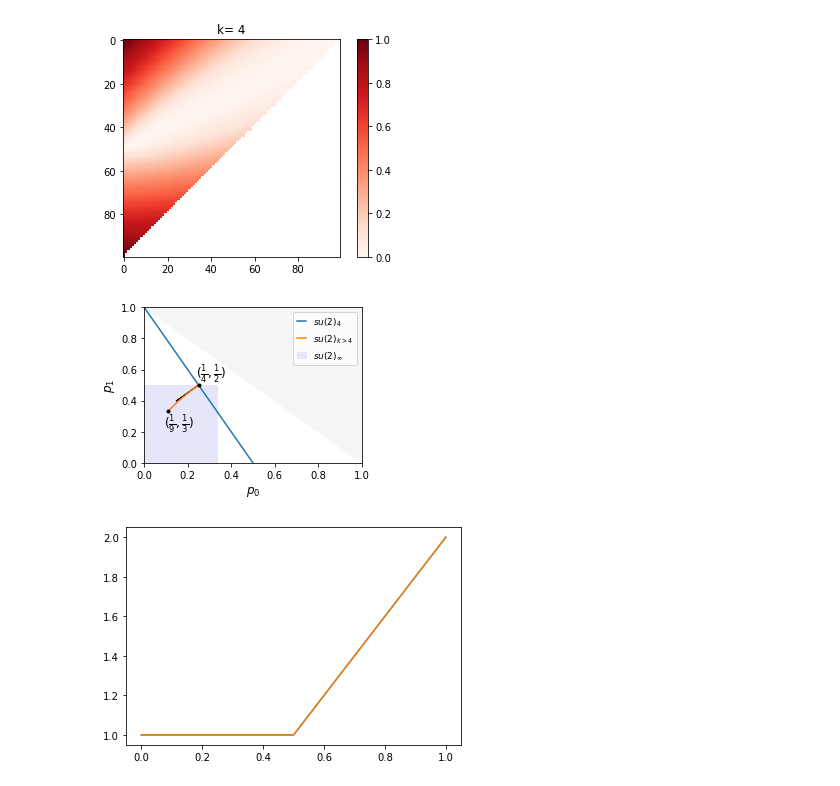
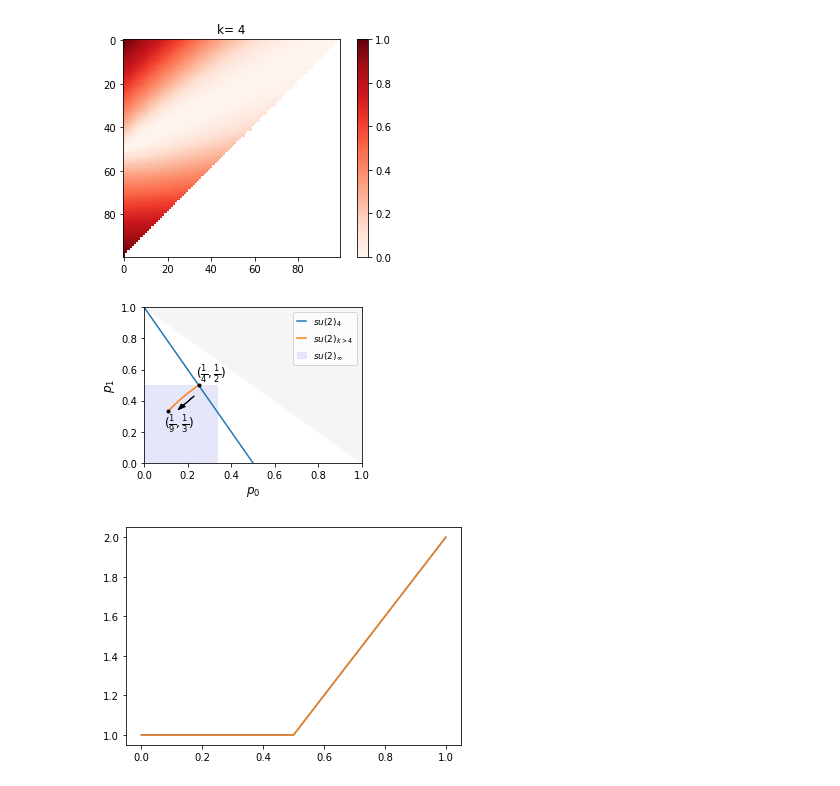
Before and after one commit to hassan-shap/anyons_pt, a Jupyter notebook: su2k.ipynb, the cells around one changed output. Saved outputs shown, nothing was run; the diff lists cells and outputs as text; code cells hidden in the pictures.

```diff
--- a/su2k.ipynb
+++ b/su2k.ipynb
@@ -477,7 +477,7 @@ plt.show()
 # %%
 # 2d phase diagram
 
-k=6
+k=4
 q= np.exp(1j*2*pi/(k+2))
 a=1
 b=1
@@ -698,39 +710,39 @@ for i_k in range(len(klist)):
     db=qdim(b,k)
     p0[i_k]= 1/(da*db)
     p1[i_k]= 1/da
 
 plist=np.linspace(0,1,100)
 plt.plot((1-plist)/2,plist,color='C0',label='$su(2)_4$')
 plt.plot(p0,p1,'-',color='C1',label='$su(2)_{k>4}$')
 plt.xlim([0,1])
 plt.ylim([0,1])
 
 plt.plot(p0[0],p1[0],'o',markersize=3,color='k')
 plt.plot(p0[-1],p1[-1],'o',markersize=3,color='k')#,label='$su(2)_{100}$')
 
 plt.xlabel(r'$p_0$',fontsize=fsize+2)
 plt.ylabel(r'$p_1$',fontsize=fsize+2)
 plt.xticks(fontsize=fsize)
 plt.yticks(fontsize=fsize)
 # ax1.xaxis.set_minor_locator(AutoMinorLocator(2))
 plt.legend(fontsize=fsize-1,handlelength=1., loc='upper right')
 
 t1 = r'$(\frac{1}{4},\frac{1}{2})$'
 plt.annotate(t1, xy=(0.24, 0.55), fontsize=fsize+2, xycoords='axes fraction')
 t2 = r'$(\frac{1}{9},\frac{1}{3})$'
 plt.annotate(t2, xy=(0.09, 0.23), fontsize=fsize+2, xycoords='axes fraction')
 
-x=1/4
-dx=-0.1
-y=1/2
-dy=-0.1
-plt.arrow(x,y,dx,dy)
+x=0.23
+dx=-0.05
+y=0.43
+dy=-0.06
+plt.arrow(x,y,dx,dy,head_width=0.025,facecolor='black')
 
 plt.tight_layout()
 plt.savefig('su2k_spin_one.pdf')
 plt.show()
 # %% [output]
-[figure, old version]
+[figure, new version]
 # %%
 print(p0[0],p0[-1])
 # %%
```
Also changed, not shown: parts of 1 cell of this notebook, 1 other file.
